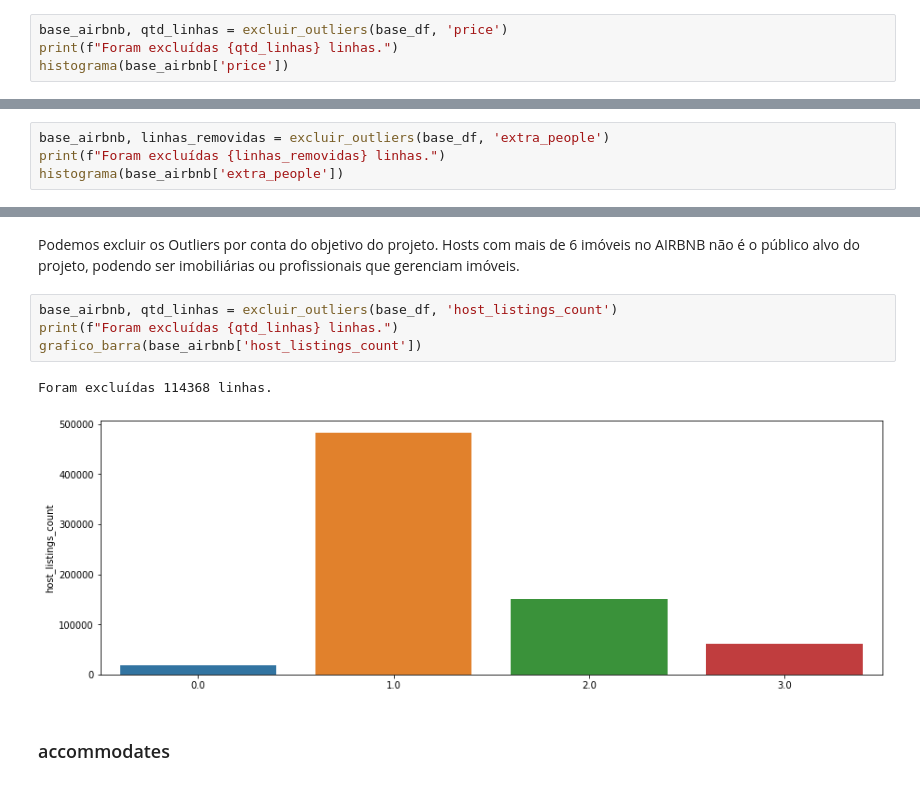
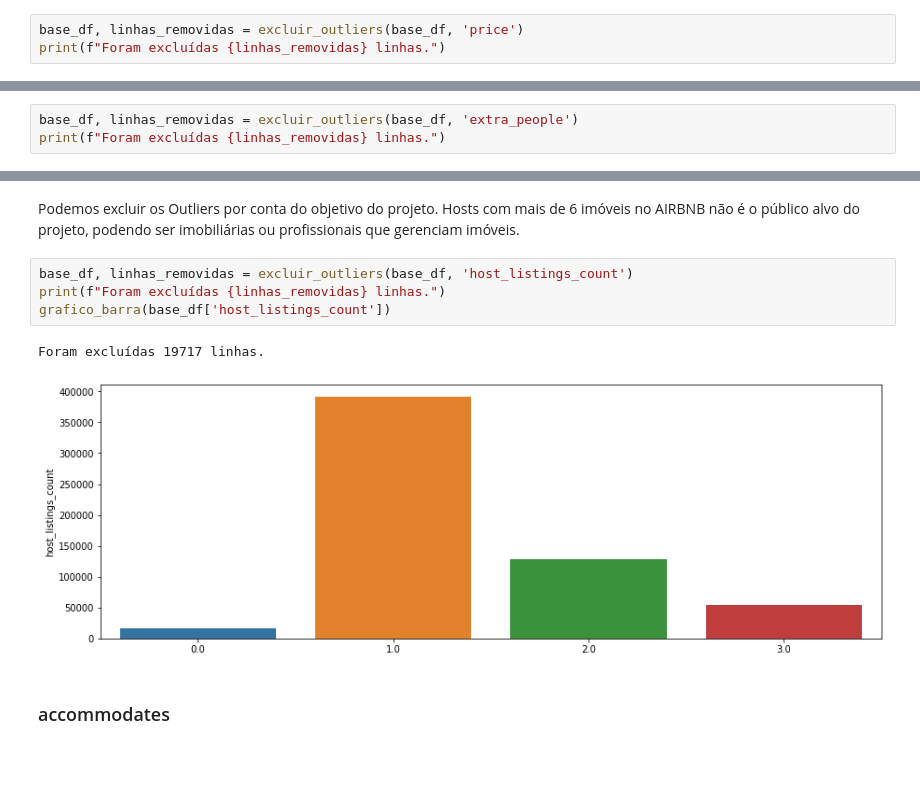
Before and after one commit to DouglasCarvalhoPereira/data_science, a Jupyter notebook: Solucao_previsao_valor.ipynb, the cells around one changed output, grey strips where cells are left out. Cells and saved outputs as stored; diff of their text form; blank space fills up the shorter version.

```diff
--- a/Solucao_previsao_valor.ipynb
+++ b/Solucao_previsao_valor.ipynb
@@ -296,8 +297,7 @@ apartamentos de altíssimo luxo, que não é o nosso objetivo principal. Por iss
 
 - Interrante a tendência de precificação para valores cheios como 200, 400, 600 e etc.
 # %%
-base_airbnb, qtd_linhas = excluir_outliers(base_df, 'price')
-print(f"Foram excluídas {qtd_linhas} linhas.")
-histograma(base_airbnb['price'])
+base_df, linhas_removidas = excluir_outliers(base_df, 'price')
+print(f"Foram excluídas {linhas_removidas} linhas.")
 # %% [output]
 Foram excluídas 87282 linhas.
@@ -313,5 +318,4 @@ histograma(base_df['extra_people'])
 # %%
-base_airbnb, linhas_removidas = excluir_outliers(base_df, 'extra_people')
+base_df, linhas_removidas = excluir_outliers(base_df, 'extra_people')
 print(f"Foram excluídas {linhas_removidas} linhas.")
-histograma(base_airbnb['extra_people'])
 # %% [output]
@@ -328,12 +337,12 @@ grafico_barra(base_df['host_listings_count'])
 # %% [markdown]
 Podemos excluir os Outliers por conta do objetivo do projeto. Hosts com mais de 6 imóveis no AIRBNB não é o público alvo do projeto, podendo ser imobiliárias ou profissionais que gerenciam imóveis.
 # %%
-base_airbnb, qtd_linhas = excluir_outliers(base_df, 'host_listings_count')
-print(f"Foram excluídas {qtd_linhas} linhas.")
-grafico_barra(base_airbnb['host_listings_count'])
+base_df, linhas_removidas = excluir_outliers(base_df, 'host_listings_count')
+print(f"Foram excluídas {linhas_removidas} linhas.")
+grafico_barra(base_df['host_listings_count'])
 # %% [output]
-Foram excluídas 114368 linhas.
+Foram excluídas 19717 linhas.
-[figure, old version]
+[figure, new version]
 # %% [markdown]
 ### accommodates
 # %%
```
Also changed, not shown: parts of 49 cells of this notebook.
